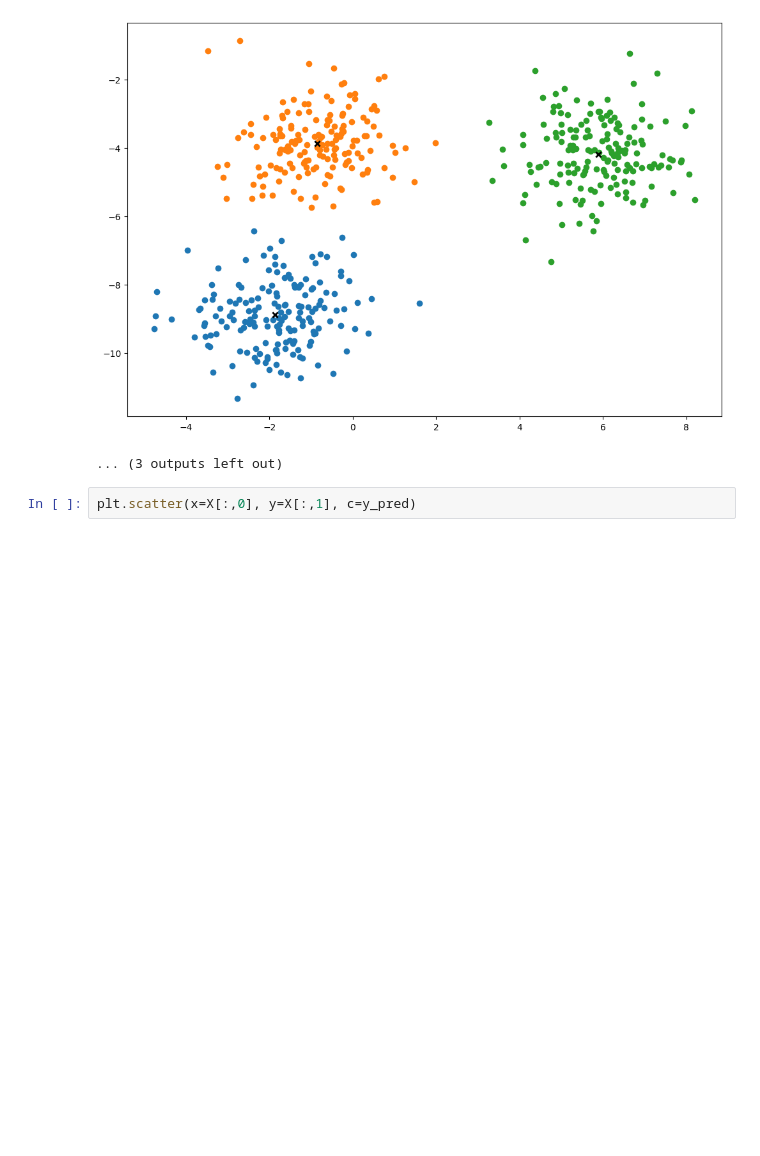
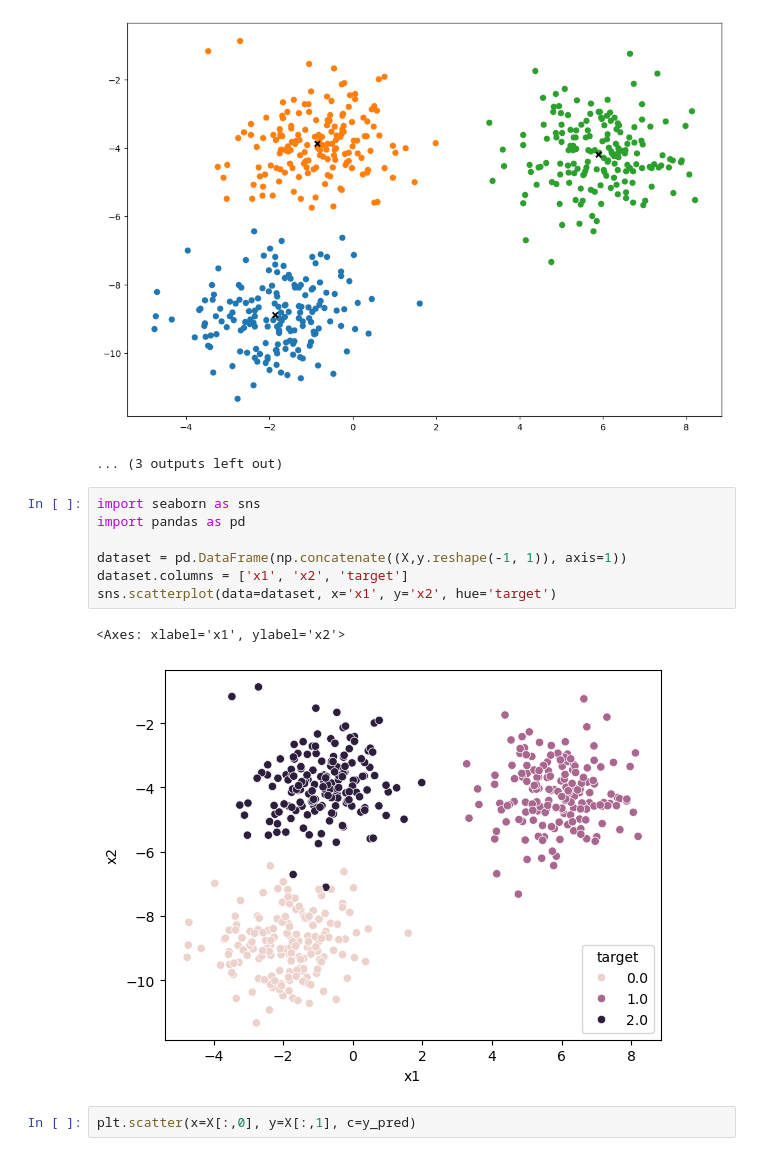
Before and after one commit to mquangdo/my-machine-learning, a Jupyter notebook: K-MeansClustering/kmeans.ipynb, the cells around one changed output. Cells and saved outputs as stored; diff of their text form; blank space fills up the shorter version.

```diff
--- a/K-MeansClustering/kmeans.ipynb
+++ b/K-MeansClustering/kmeans.ipynb
@@ -135,6 +135,16 @@ k.centroids
 [figure]
 [figure]
 ... (3 outputs left out)
+# %%
+import seaborn as sns
+import pandas as pd
+
+dataset = pd.DataFrame(np.concatenate((X,y.reshape(-1, 1)), axis=1))
+dataset.columns = ['x1', 'x2', 'target']
+sns.scatterplot(data=dataset, x='x1', y='x2', hue='target')
+# %% [output]
+<Axes: xlabel='x1', ylabel='x2'>
+[figure, added]
 # %%
 plt.scatter(x=X[:,0], y=X[:,1], c=y_pred)
 # %% [output]
```
Also changed, not shown: 28 other files.
